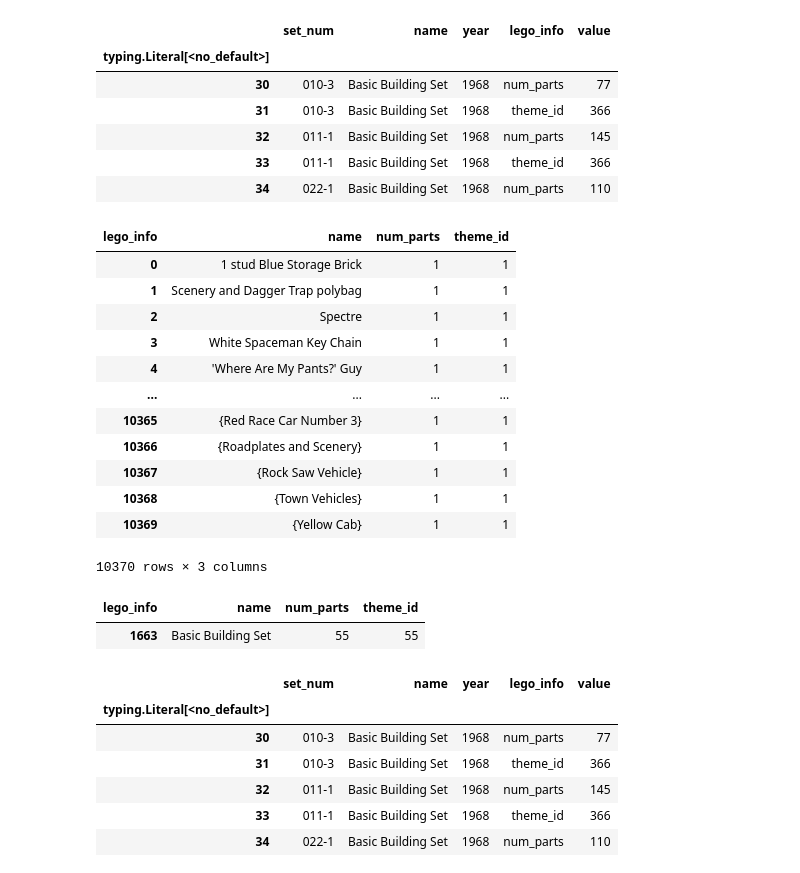
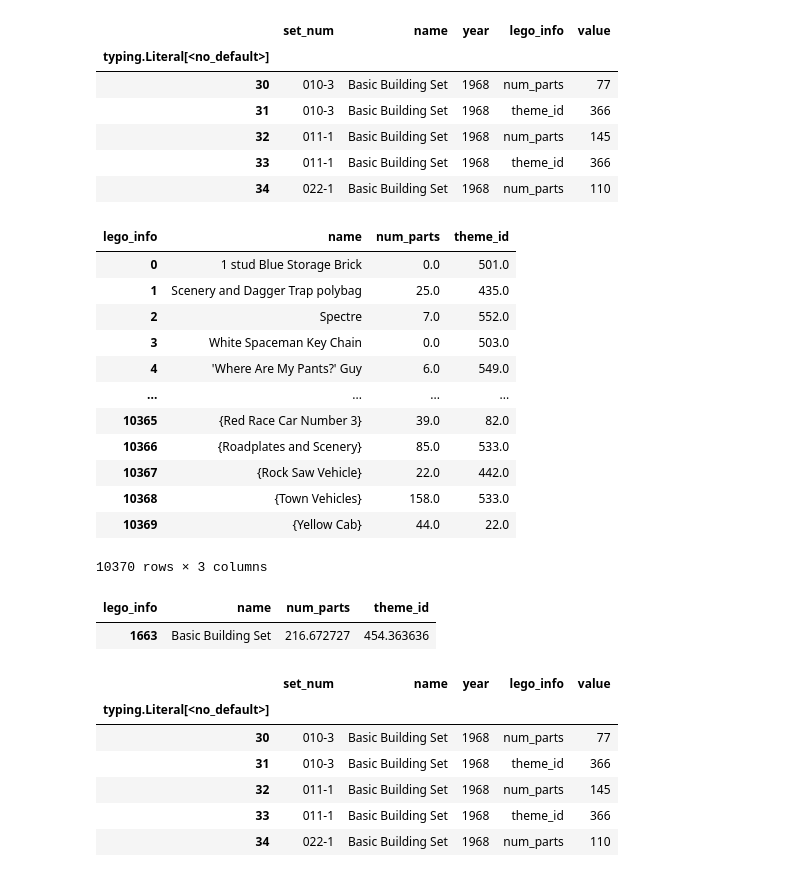
Before and after one commit to sedv8808/UBC_EL_PPDS, a Jupyter notebook: Module3class.ipynb, the cells around one changed output. Saved outputs shown, nothing was run; the diff lists cells and outputs as text; code cells hidden in the pictures.

```diff
--- a/Module3class.ipynb
+++ b/Module3class.ipynb
@@ -249,27 +248,27 @@ bbset.head()
 # %%
 bbset2 = lego.pivot_table(index='name',
            columns='lego_info',
-           values='value', aggfunc='count').reset_index()
+           values='value', aggfunc='mean').reset_index()
 bbset2
 # %% [output]
 | lego_info | name | num_parts | theme_id |
-| 0 | 1 stud Blue Storage Brick | 1 | 1 |
-| 1 | Scenery and Dagger Trap polybag | 1 | 1 |
-| 2 | Spectre | 1 | 1 |
-| 3 | White Spaceman Key Chain | 1 | 1 |
-| 4 | 'Where Are My Pants?' Guy | 1 | 1 |
+| 0 | 1 stud Blue Storage Brick | 0.0 | 501.0 |
+| 1 | Scenery and Dagger Trap polybag | 25.0 | 435.0 |
+| 2 | Spectre | 7.0 | 552.0 |
+| 3 | White Spaceman Key Chain | 0.0 | 503.0 |
+| 4 | 'Where Are My Pants?' Guy | 6.0 | 549.0 |
 | ... | ... | ... | ... |
-| 10365 | {Red Race Car Number 3} | 1 | 1 |
-| 10366 | {Roadplates and Scenery} | 1 | 1 |
-| 10367 | {Rock Saw Vehicle} | 1 | 1 |
-| 10368 | {Town Vehicles} | 1 | 1 |
-| 10369 | {Yellow Cab} | 1 | 1 |
+| 10365 | {Red Race Car Number 3} | 39.0 | 82.0 |
+| 10366 | {Roadplates and Scenery} | 85.0 | 533.0 |
+| 10367 | {Rock Saw Vehicle} | 22.0 | 442.0 |
+| 10368 | {Town Vehicles} | 158.0 | 533.0 |
+| 10369 | {Yellow Cab} | 44.0 | 22.0 |
 10370 rows × 3 columns
 # %%
 bbset2[bbset2['name']=="Basic Building Set"]
 # %% [output]
 | lego_info | name | num_parts | theme_id |
-| 1663 | Basic Building Set | 55 | 55 |
+| 1663 | Basic Building Set | 216.672727 | 454.363636 |
 # %%
 bbset
 # %% [output]
```
Also changed, not shown: parts of 11 cells of this notebook.
